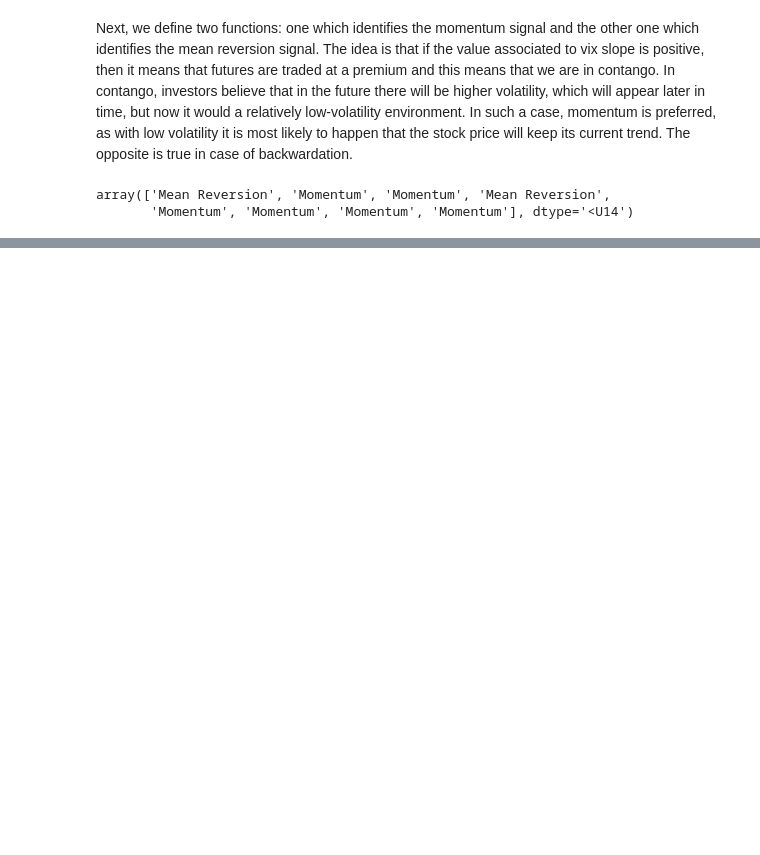
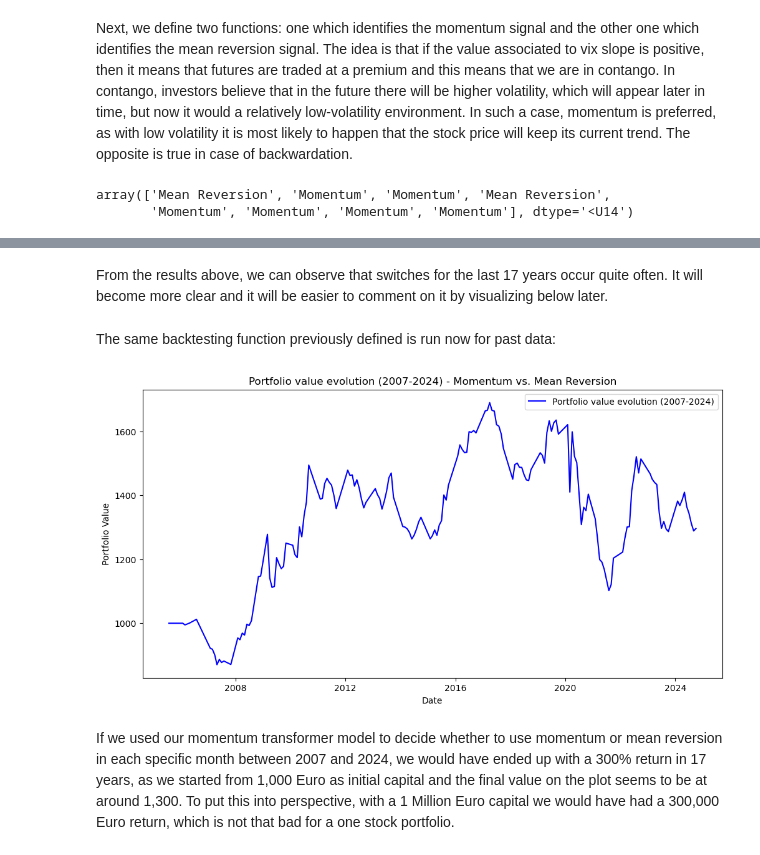
Before and after one commit to AleInc996/Capstone_WQU, a Jupyter notebook: model.ipynb, the cells around one changed output, grey strips where cells are left out. Drawn from its saved outputs; the diff is of its cells as text; code cells hidden in the pictures; blank space fills up the shorter version.

Commit message:
model_v1.1
final version of the code

```diff
--- a/model.ipynb
+++ b/model.ipynb
@@ -771,0 +896,8 @@ plt.show()
+# %%
+## does this really make sense? Let'see a proper backtesting, meaning how it would have behaved in the past
+transformer_data_hist = correlation_dataset # let's assign the historical dataset containing vix slope and spy returns to a new variable
+transformer_data_hist = transformer_data_hist.join(spy_prices_hist, how = 'left') # adding the prices from SPY to the historical dataframe
+transformer_data_hist.drop('SPY returns', axis = 1, inplace = True) # dropping the returns column as it is not needed now
+correlation_dataset = correlation_dataset.join(spy_prices_hist, how = 'left') # adding the prices from SPY to the historical dataframe
+correlation_dataset.drop('SPY returns', axis = 1, inplace = True) # we basically did the same for both these two variables, for ease of manipulation later
+transformer_data_hist
@@ -771,0 +941,14 @@ plt.show()
+# %%
+def momentum_signal(vix_slope): # defining a function for the momentum signal
+    return np.sign(vix_slope)  # momentum signal is activated when VIX future slope is decreasing (contango steepening)
+
+def mean_reversion_signal(stock_returns): # defining a function for the mean reversion signal
+    return -np.sign(stock_returns)  # mean reversion signal is activated when returns are extreme
+
+# generating trading signals
+momentum_component_hist = initial_mom_prob_hist * momentum_signal(correlation_dataset['vix_slope']) # momentum signals are given by the momentum probabilities multiplied by whether the vix slope gives us momentum vibes
+mean_reversion_component_hist = (1 - initial_mom_prob_hist) * mean_reversion_signal(correlation_dataset['Adj Close'].pct_change()) # mean reversion signals are given by the momentum probabilities multiplied by whether the returns give us mean reversion vibes
+trading_signal_hist = momentum_component_hist + mean_reversion_component_hist # summing
+
+strategy_type_hist = np.where(momentum_component_hist > mean_reversion_component_hist, "Momentum", "Mean Reversion") # showing the active strategy at each time step
+strategy_type_hist
@@ -771,0 +973,30 @@ plt.show()
+# %% [markdown]
+From the results above, we can observe that switches for the last 17 years occur quite often. It will become more clear and it will be easier to comment on it by visualizing below later.
+# %% [markdown]
+The same backtesting function previously defined is run now for past data:
+# %%
+def backtest_trading_signals_hist(signals, stock_prices, initial_capital = 1000): # function for an initial backtest with a simulated initial capital of 1,000 euro
+    monthly_returns = stock_prices.pct_change().fillna(0) # monthly returns are calculated as percentage difference
+    strategy_returns = signals.shift(1).fillna(0) * monthly_returns  # shift to avoid lookahead bias
+    cumulative_returns = (1 + strategy_returns).cumprod() # cumulative multiplication of returns
+    portfolio_value = initial_capital * cumulative_returns  # portfolio evolution over time
+    return portfolio_value, strategy_returns
+
+# running backtest on the trading signal previously generated and the SPY historical prices
+portfolio_value_hist, strategy_returns_hist = backtest_trading_signals(pd.Series(trading_signal_hist, index = correlation_dataset.index),
+                                                              correlation_dataset['Adj Close'])
+# %%
+correlation_dataset.reset_index(drop = False, inplace = True) # separating the dates column as they are needed for the plot
+
+# plotting potential historical portfolio value over the last 17 years
+plt.figure(figsize = (12, 6)) # size of the figure
+plt.plot(correlation_dataset['Period'], portfolio_value_hist, label = 'Portfolio value evolution (2007-2024)', color = 'blue')
+plt.xlabel('Date') # setting label of x-axis
+plt.ylabel('Portfolio Value') # setting label of y-axis
+plt.title('Portfolio value evolution (2007-2024) - Momentum vs. Mean Reversion') # title of the plot
+plt.legend() # adding the legend
+plt.show()
+# %% [output]
+[figure, added]
+# %% [markdown]
+If we used our momentum transformer model to decide whether to use momentum or mean reversion in each specific month between 2007 and 2024, we would have ended up with a 300% return in 17 years, as we started from 1,000 Euro as initial capital and the final value on the plot seems to be at around 1,300. To put this into perspective, with a 1 Million Euro capital we would have had a 300,000 Euro return, which is not that bad for a one stock portfolio.
```
Also changed, not shown: parts of 80 cells of this notebook.
